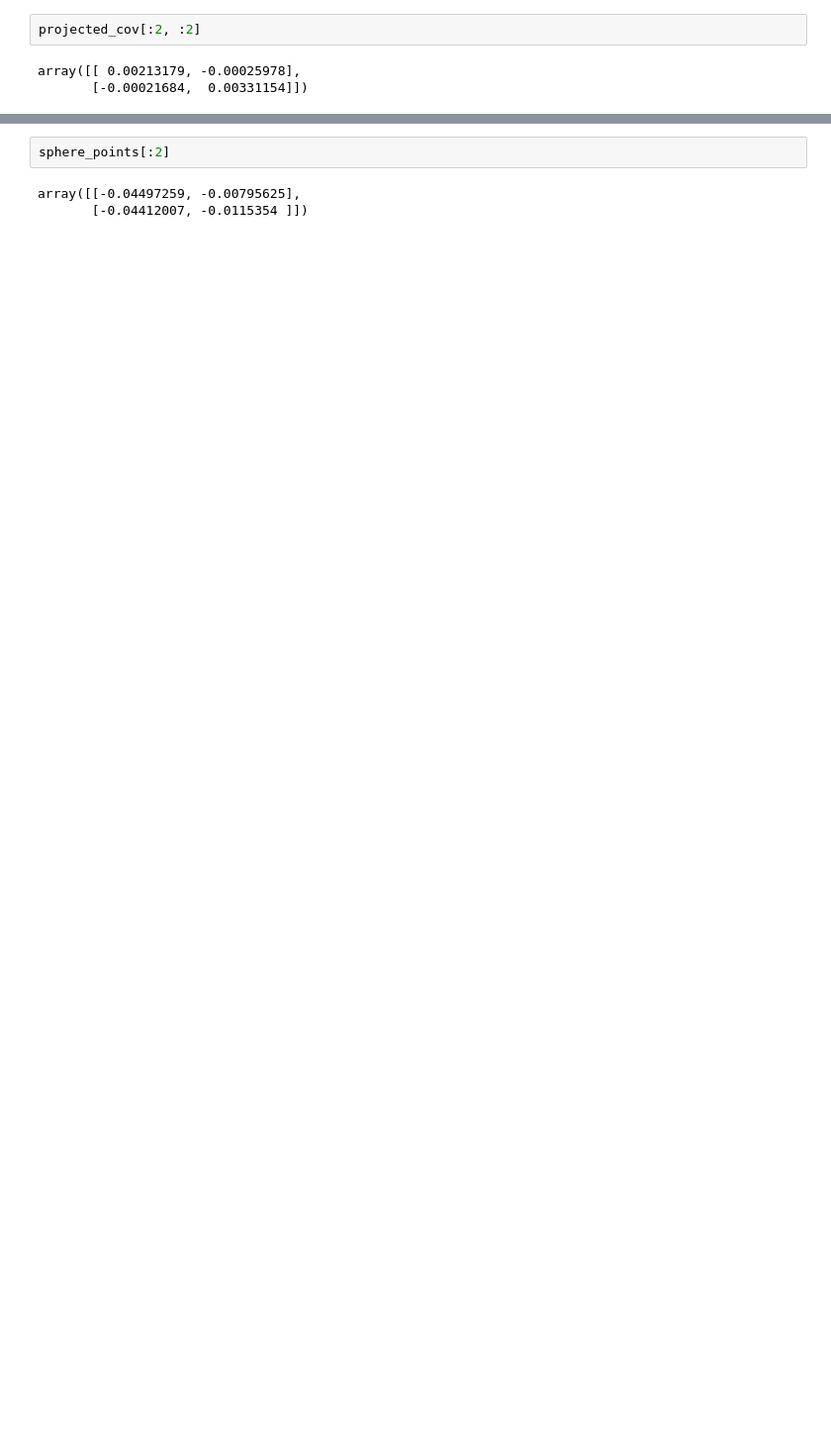
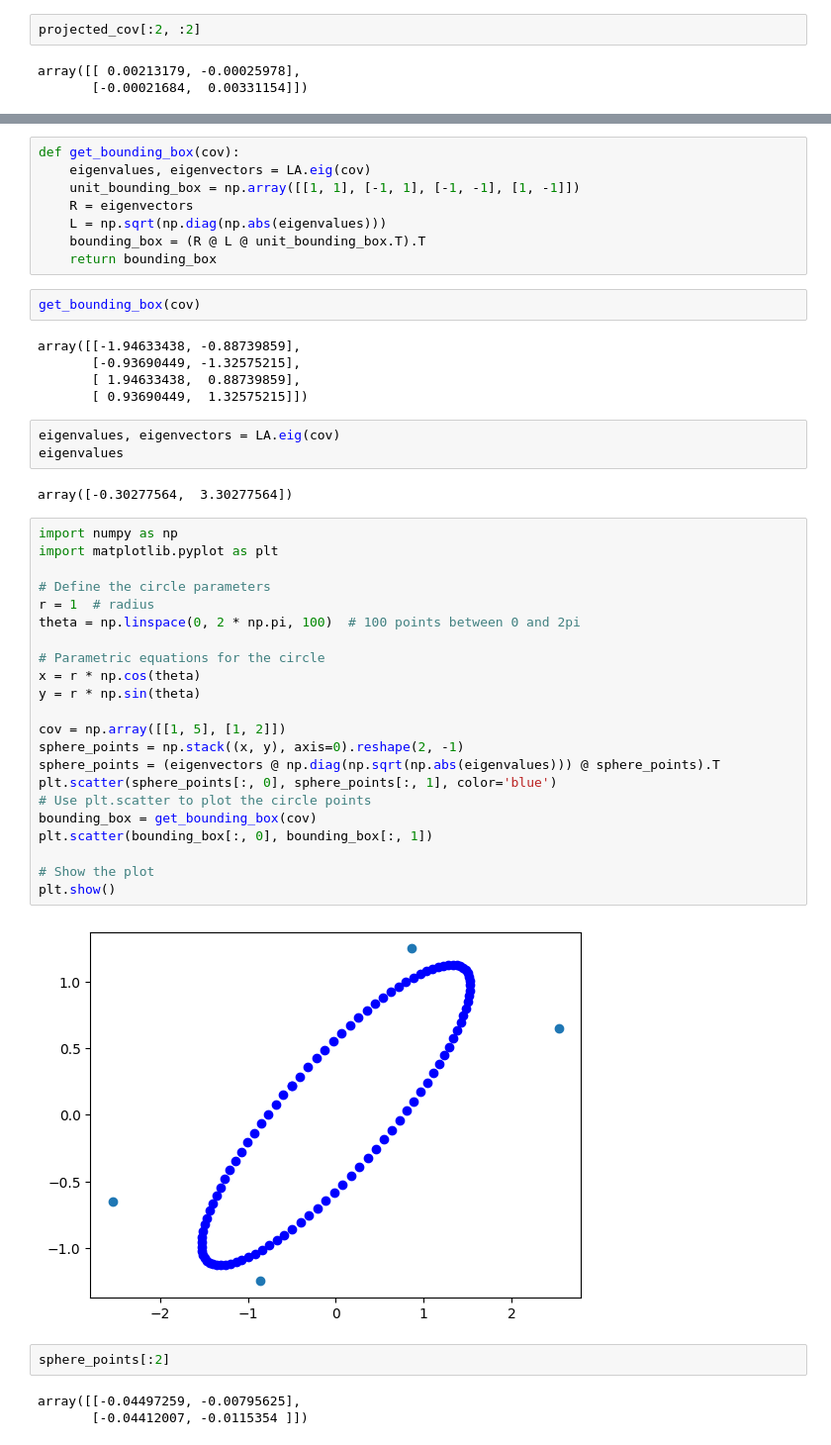
Before and after one commit to farqlia/UrbanViewsModeling, a Jupyter notebook: notebooks/Gaussian.ipynb, the cells around one changed output, grey strips where cells are left out. Shown at 99% size. Saved outputs shown, nothing was run; the diff lists cells and outputs as text; blank space fills up the shorter version.

```diff
--- a/notebooks/Gaussian.ipynb
+++ b/notebooks/Gaussian.ipynb
@@ -356,3 +380,47 @@ plt.show()
+# %%
+def get_bounding_box(cov):
+    eigenvalues, eigenvectors = LA.eig(cov)
+    unit_bounding_box = np.array([[1, 1], [-1, 1], [-1, -1], [1, -1]])
+    R = eigenvectors
+    L = np.sqrt(np.diag(np.abs(eigenvalues)))
+    bounding_box = (R @ L @ unit_bounding_box.T).T
+    return bounding_box
+# %%
+get_bounding_box(cov)
+# %% [output]
+array([[-1.94633438, -0.88739859],
+       [-0.93690449, -1.32575215],
+       [ 1.94633438,  0.88739859],
+       [ 0.93690449,  1.32575215]])
+# %%
+eigenvalues, eigenvectors = LA.eig(cov)
+eigenvalues
+# %% [output]
+array([-0.30277564,  3.30277564])
+# %%
+import numpy as np
+import matplotlib.pyplot as plt
+
+# Define the circle parameters
+r = 1  # radius
+theta = np.linspace(0, 2 * np.pi, 100)  # 100 points between 0 and 2pi
+
+# Parametric equations for the circle
+x = r * np.cos(theta)
+y = r * np.sin(theta)
+
+cov = np.array([[1, 5], [1, 2]])
+sphere_points = np.stack((x, y), axis=0).reshape(2, -1)
+sphere_points = (eigenvectors @ np.diag(np.sqrt(np.abs(eigenvalues))) @ sphere_points).T
+plt.scatter(sphere_points[:, 0], sphere_points[:, 1], color='blue')
+# Use plt.scatter to plot the circle points
+bounding_box = get_bounding_box(cov)
+plt.scatter(bounding_box[:, 0], bounding_box[:, 1])
+
+# Show the plot
+plt.show()
+# %% [output]
+[figure, added]
 # %%
 sphere_points[:2]
 # %% [output]
```
Also changed, not shown: parts of 25 cells of this notebook.
